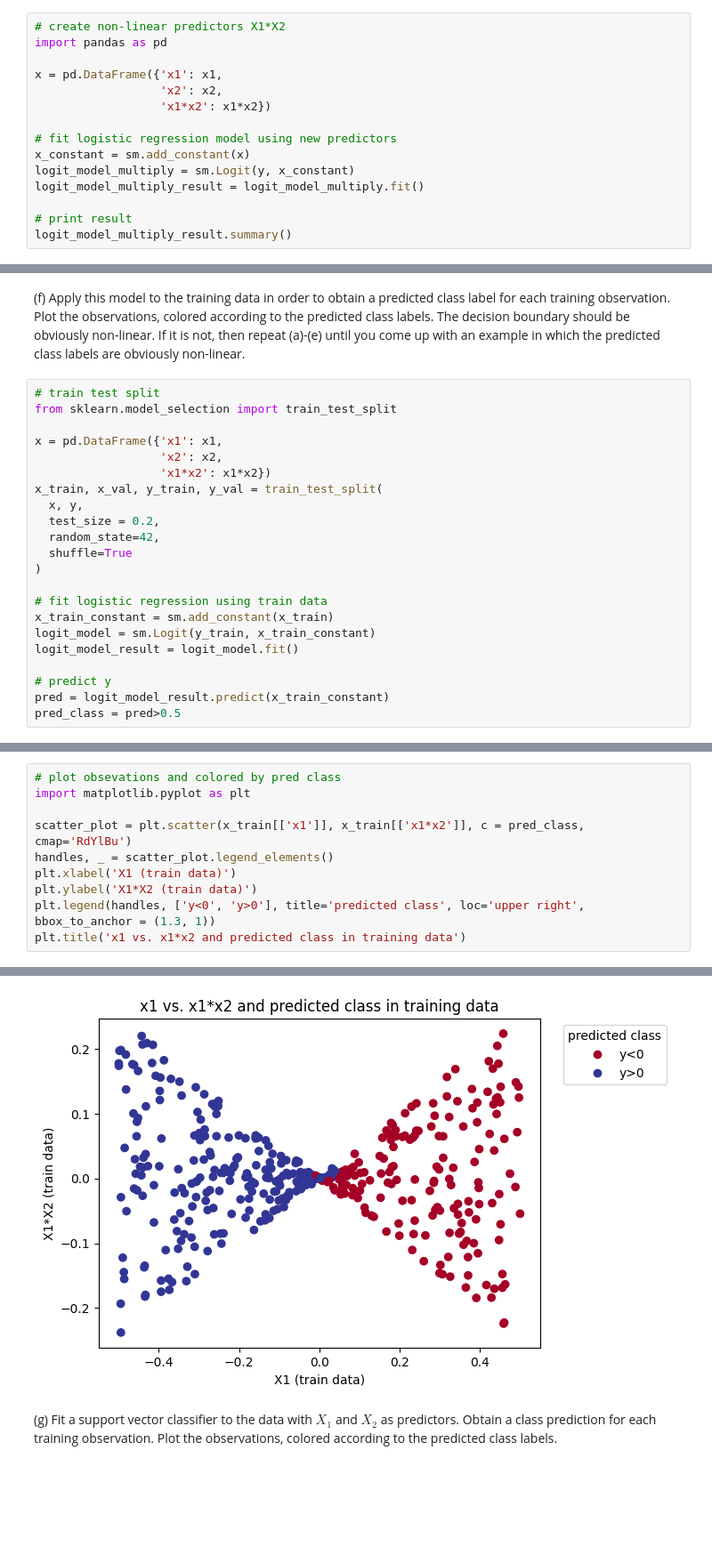
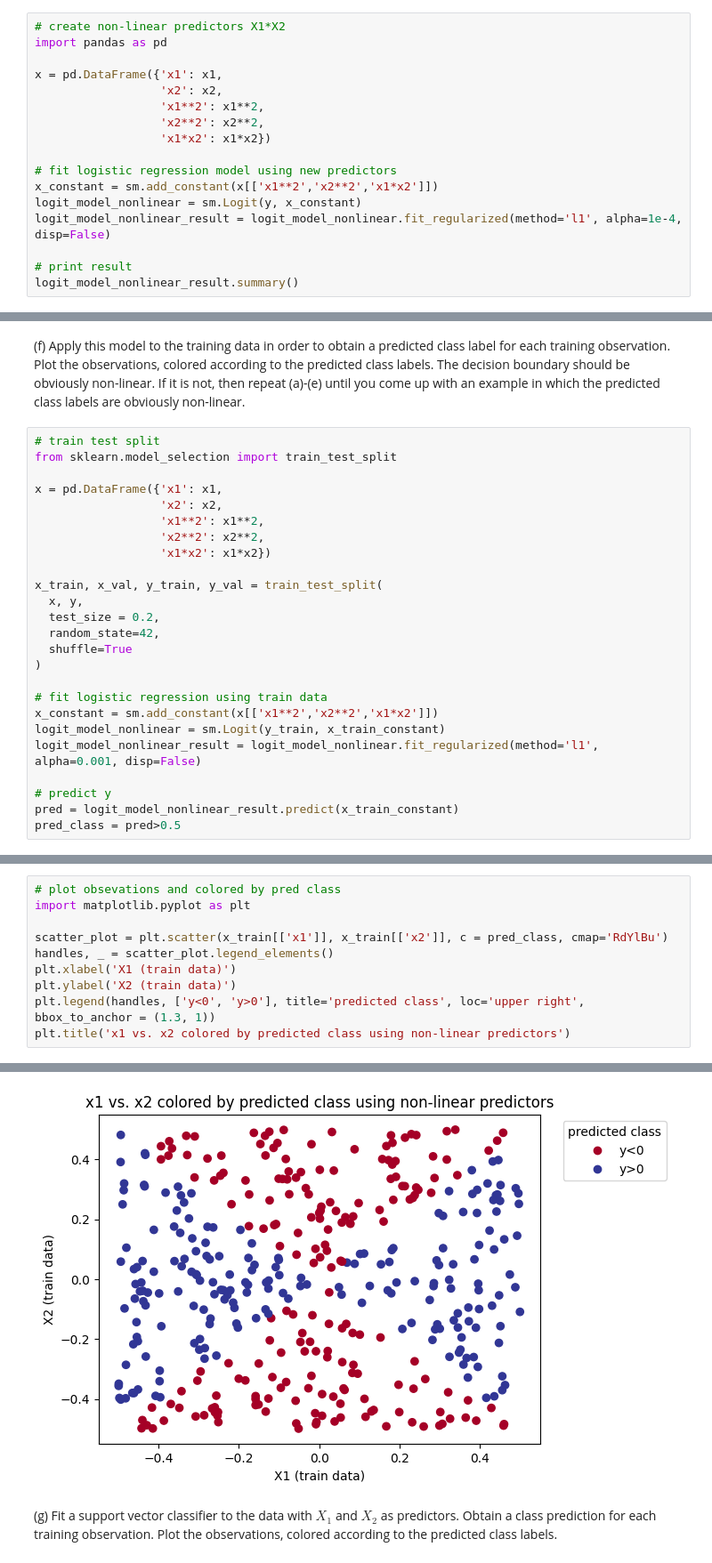
Before and after one commit to mw1296/DSAN5300, a Jupyter notebook: labs/lab-W08-SVM/lab8.ipynb, the cells around one changed output, grey strips where cells are left out. Shown at 89% size. Drawn from its saved outputs; the diff is of its cells as text; blank space fills up the shorter version.

```diff
--- a/labs/lab-W08-SVM/lab8.ipynb
+++ b/labs/lab-W08-SVM/lab8.ipynb
@@ -209,13 +209,15 @@ import pandas as pd
 
 x = pd.DataFrame({'x1': x1,
                   'x2': x2,
+                  'x1**2': x1**2,
+                  'x2**2': x2**2,
                   'x1*x2': x1*x2})
 
 # fit logistic regression model using new predictors
-x_constant = sm.add_constant(x)
-logit_model_multiply = sm.Logit(y, x_constant)
-logit_model_multiply_result = logit_model_multiply.fit()
+x_constant = sm.add_constant(x[['x1**2','x2**2','x1*x2']])
+logit_model_nonlinear = sm.Logit(y, x_constant)
+logit_model_nonlinear_result = logit_model_nonlinear.fit_regularized(method='l1', alpha=1e-4, disp=False)
 
 # print result
-logit_model_multiply_result.summary()
+logit_model_nonlinear_result.summary()
 # %% [output]
@@ -243,7 +247,10 @@ from sklearn.model_selection import train_test_split
 
 x = pd.DataFrame({'x1': x1,
                   'x2': x2,
+                  'x1**2': x1**2,
+                  'x2**2': x2**2,
                   'x1*x2': x1*x2})
+
 x_train, x_val, y_train, y_val = train_test_split(
   x, y,
   test_size = 0.2,
@@ -252,11 +259,11 @@ x_train, x_val, y_train, y_val = train_test_split(
 )
 
 # fit logistic regression using train data
-x_train_constant = sm.add_constant(x_train)
-logit_model = sm.Logit(y_train, x_train_constant)
-logit_model_result = logit_model.fit()
+x_constant = sm.add_constant(x[['x1**2','x2**2','x1*x2']])
+logit_model_nonlinear = sm.Logit(y_train, x_train_constant)
+logit_model_nonlinear_result = logit_model_nonlinear.fit_regularized(method='l1', alpha=0.001, disp=False)
 
 # predict y
-pred = logit_model_result.predict(x_train_constant)
+pred = logit_model_nonlinear_result.predict(x_train_constant)
 pred_class = pred>0.5
 # %% [output]
@@ -267,10 +273,10 @@ Optimization terminated successfully.
 # plot obsevations and colored by pred class
 import matplotlib.pyplot as plt
 
-scatter_plot = plt.scatter(x_train[['x1']], x_train[['x1*x2']], c = pred_class, cmap='RdYlBu')
+scatter_plot = plt.scatter(x_train[['x1']], x_train[['x2']], c = pred_class, cmap='RdYlBu')
 handles, _ = scatter_plot.legend_elements()
 plt.xlabel('X1 (train data)')
-plt.ylabel('X1*X2 (train data)')
+plt.ylabel('X2 (train data)')
 plt.legend(handles, ['y<0', 'y>0'], title='predicted class', loc='upper right', bbox_to_anchor = (1.3, 1))
-plt.title('x1 vs. x1*x2 and predicted class in training data')
+plt.title('x1 vs. x2 colored by predicted class using non-linear predictors')
 # %% [output]
@@ -278,3 +284,3 @@ Text(0.5, 1.0, 'x1 vs. x1*x2 and predicted class in training data')
-[figure, old version]
+[figure, new version]
 # %% [markdown]
 (g) Fit a support vector classifier to the data with $X_1$ and $X_2$ as predictors. Obtain a class prediction for each training observation. Plot the observations, colored according to the predicted class labels.
```
Also changed, not shown: parts of 7 cells of this notebook.
